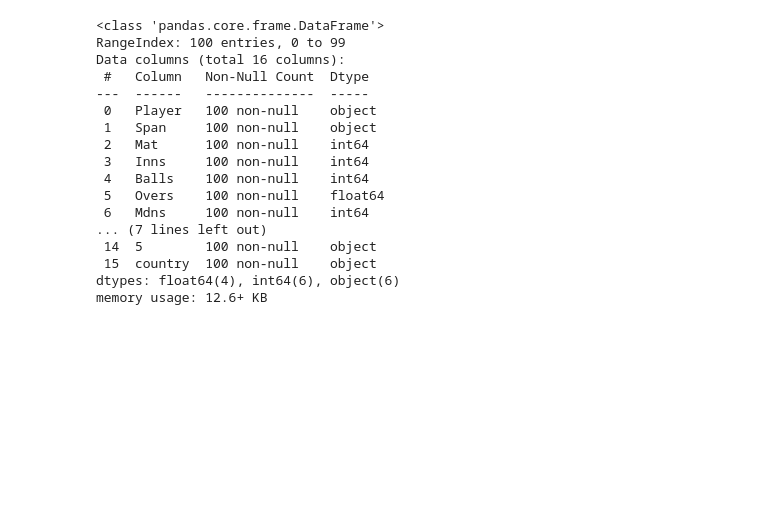
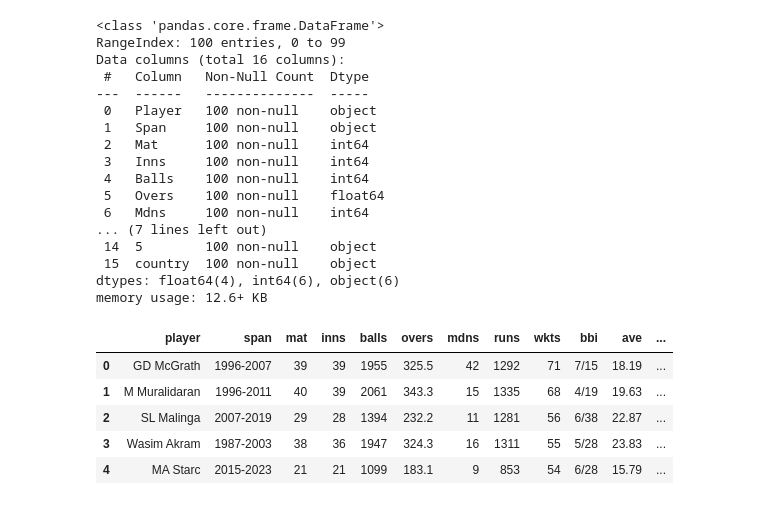
Before and after one commit to jeniljani-4444/End-To-End-World-Cup-Analysis-Web-App, a Jupyter notebook: World Cup Data.ipynb, the cells around one changed output. Cells and saved outputs as stored; diff of their text form; code cells hidden in the pictures; blank space fills up the shorter version.

```diff
--- a/World Cup Data.ipynb
+++ b/World Cup Data.ipynb
@@ -280,3 +280,18 @@ Data columns (total 16 columns):
  15  country  100 non-null    object
 dtypes: float64(4), int64(6), object(6)
 memory usage: 12.6+ KB
+# %%
+df_bowl['4'] = df_bowl['4'].replace('-',0).astype('int')
+# %%
+df_bowl['5'] = df_bowl['5'].replace('-',0).astype('int')
+# %%
+df_bowl.columns = df_bowl.columns.str.lower()
+# %%
+df_bowl.head()
+# %% [output]
+|  | player | span | mat | inns | balls | overs | mdns | runs | wkts | bbi | ave | ... |
+| 0 | GD McGrath | 1996-2007 | 39 | 39 | 1955 | 325.5 | 42 | 1292 | 71 | 7/15 | 18.19 | ... |
+| 1 | M Muralidaran | 1996-2011 | 40 | 39 | 2061 | 343.3 | 15 | 1335 | 68 | 4/19 | 19.63 | ... |
+| 2 | SL Malinga | 2007-2019 | 29 | 28 | 1394 | 232.2 | 11 | 1281 | 56 | 6/38 | 22.87 | ... |
+| 3 | Wasim Akram | 1987-2003 | 38 | 36 | 1947 | 324.3 | 16 | 1311 | 55 | 5/28 | 23.83 | ... |
+| 4 | MA Starc | 2015-2023 | 21 | 21 | 1099 | 183.1 | 9 | 853 | 54 | 6/28 | 15.79 | ... |
```
Also changed, not shown: parts of 2 cells of this notebook, 2 other files.
